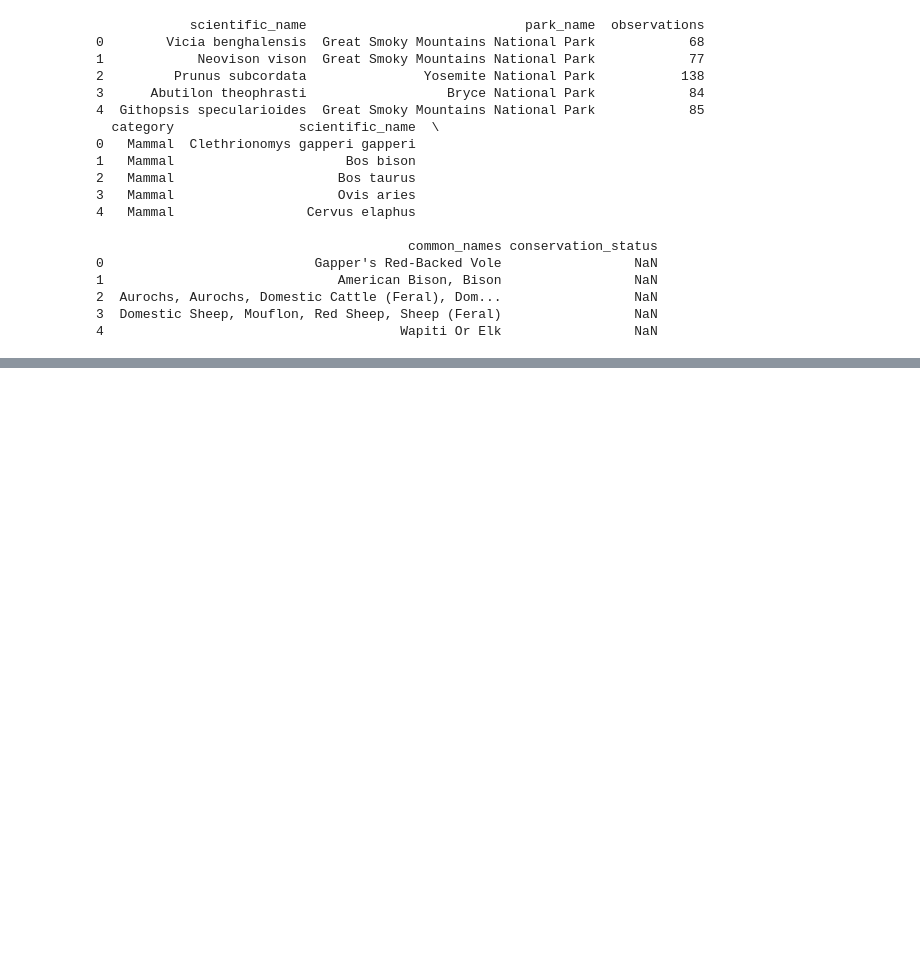
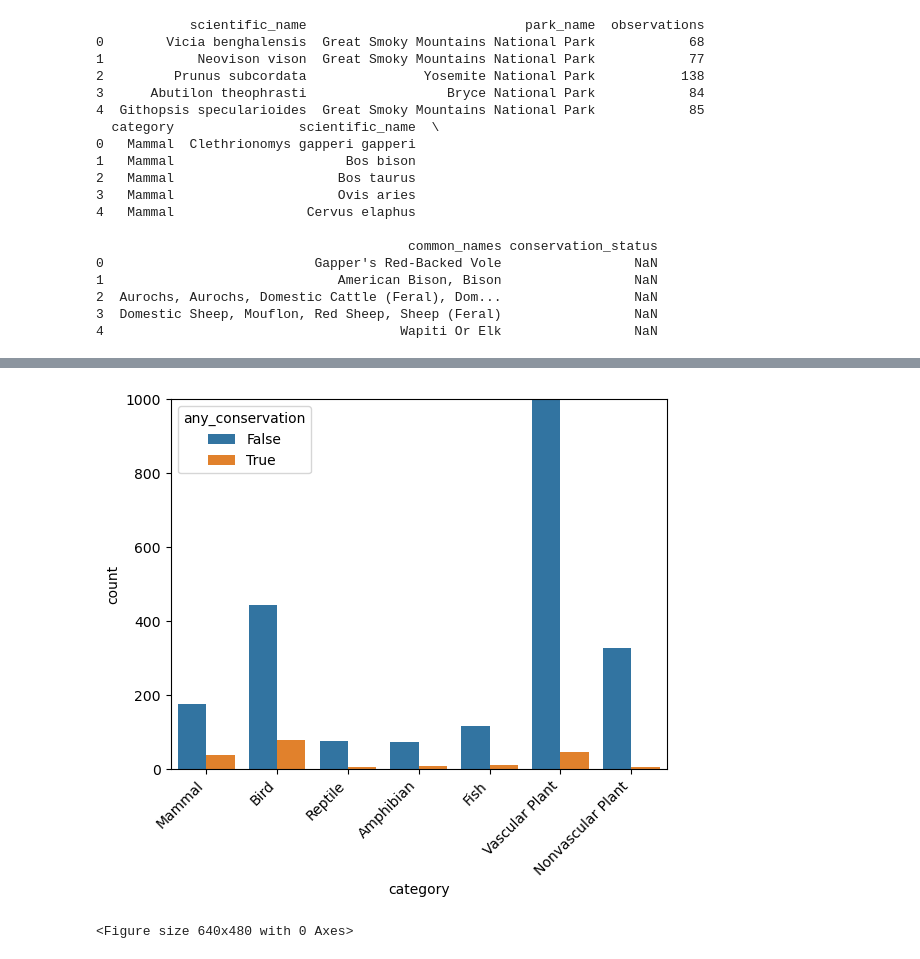
Before and after one commit to jacobledger/biodiversity_starter, a Jupyter notebook: biodiversity.ipynb, the cells around one changed output, grey strips where cells are left out. Saved outputs shown, nothing was run; the diff lists cells and outputs as text; code cells hidden in the pictures; blank space fills up the shorter version.

Commit message:
exploring data first commit

```diff
--- a/biodiversity.ipynb
+++ b/biodiversity.ipynb
@@ -30,0 +75,15 @@ print(sp_df.head())
+# %%
+# After seperating the data into with and without a conservation status, we can quickly see:
+# 1) Bird is the most common category,
+# 2) Myotis lucifugus comes up 3 times,
+# 3) And there are 2 Gray Wolves in conservation status
+# Let's create a new column indicating if the row is in conservation_status to keep 1 data frame and filter the data
+sp_df['any_conservation'] = sp_df['conservation_status'].notna()
+sns.countplot(data=sp_df, x='category', hue='any_conservation')
+plt.xticks(rotation=45, ha='right')
+plt.ylim(0, 1000)
+plt.show()
+plt.clf()
+# %% [output]
+[figure, added]
+<Figure size 640x480 with 0 Axes>
```
Also changed, not shown: parts of 13 cells of this notebook.
